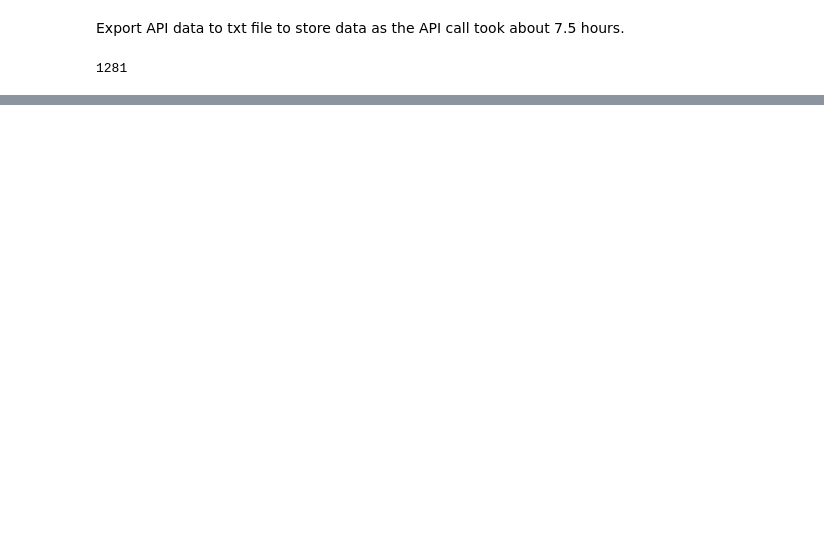
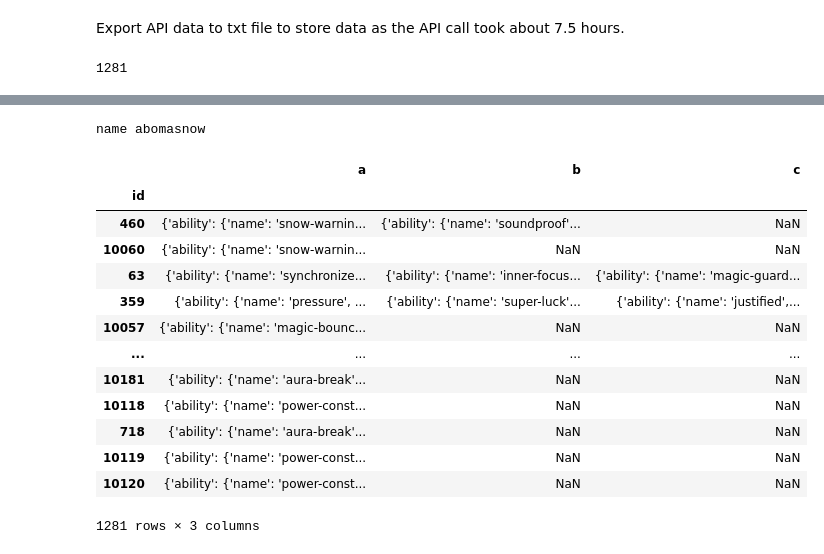
Before and after one commit to MendelinaL/ADS509_Pokemon-Text-Analysis, a Jupyter notebook: API_Data.ipynb, the cells around one changed output, grey strips where cells are left out. Saved outputs shown, nothing was run; the diff lists cells and outputs as text; code cells hidden in the pictures; blank space fills up the shorter version.

```diff
--- a/API_Data.ipynb
+++ b/API_Data.ipynb
@@ -99,0 +210,3 @@ len(pokemon_data)
+# %%
+df = pd.DataFrame.from_dict(pokemon_list)
+df
@@ -99,0 +227,3 @@ len(pokemon_data)
+# %%
+tdf = df.pivot(columns = 'feature', values = 'description', index = 'pokemon')
+tdf
@@ -99,0 +287,4 @@ len(pokemon_data)
+# %%
+my_pipeline = [str.lower, remove_punctuation]
+
+tdf["tokens"] = tdf["forms"].apply(prepare,pipeline=my_pipeline)
@@ -99,0 +307,29 @@ len(pokemon_data)
+# %%
+string = "name abomasnow url httpspokeapicoapiv2pokemonf"
+separator = "url"
+result_string = string.split(separator, 1)[0]
+print(result_string)
+# %% [output]
+name abomasnow
+# %%
+a = tdf['abilities'].str.get(0)
+b = tdf['abilities'].str.get(1)
+c = tdf['abilities'].str.get(2)
+# %%
+abilities_df = pd.concat({'a': a, 'b': b, 'c': c}, axis = 1)
+abilities_df
+# %% [output]
+|  | a | b | c |
+| id |  |  |  |
+| 460 | {'ability': {'name': 'snow-warnin... | {'ability': {'name': 'soundproof'... | NaN |
+| 10060 | {'ability': {'name': 'snow-warnin... | NaN | NaN |
+| 63 | {'ability': {'name': 'synchronize... | {'ability': {'name': 'inner-focus... | {'ability': {'name': 'magic-guard... |
+| 359 | {'ability': {'name': 'pressure', ... | {'ability': {'name': 'super-luck'... | {'ability': {'name': 'justified',... |
+| 10057 | {'ability': {'name': 'magic-bounc... | NaN | NaN |
+| ... | ... | ... | ... |
+| 10181 | {'ability': {'name': 'aura-break'... | NaN | NaN |
+| 10118 | {'ability': {'name': 'power-const... | NaN | NaN |
+| 718 | {'ability': {'name': 'aura-break'... | NaN | NaN |
+| 10119 | {'ability': {'name': 'power-const... | NaN | NaN |
+| 10120 | {'ability': {'name': 'power-const... | NaN | NaN |
+1281 rows × 3 columns
```
Also changed, not shown: parts of 21 cells of this notebook.
